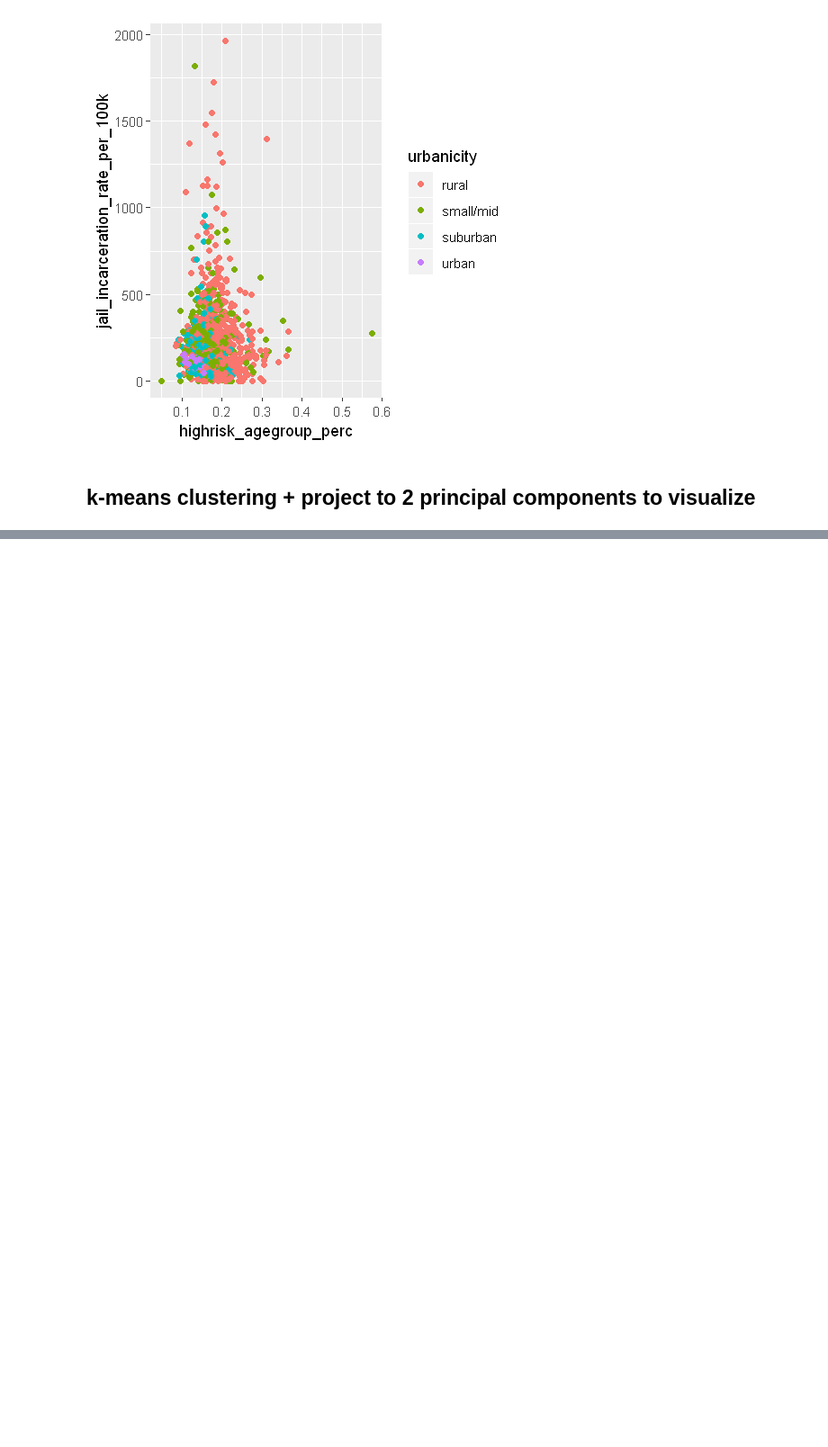
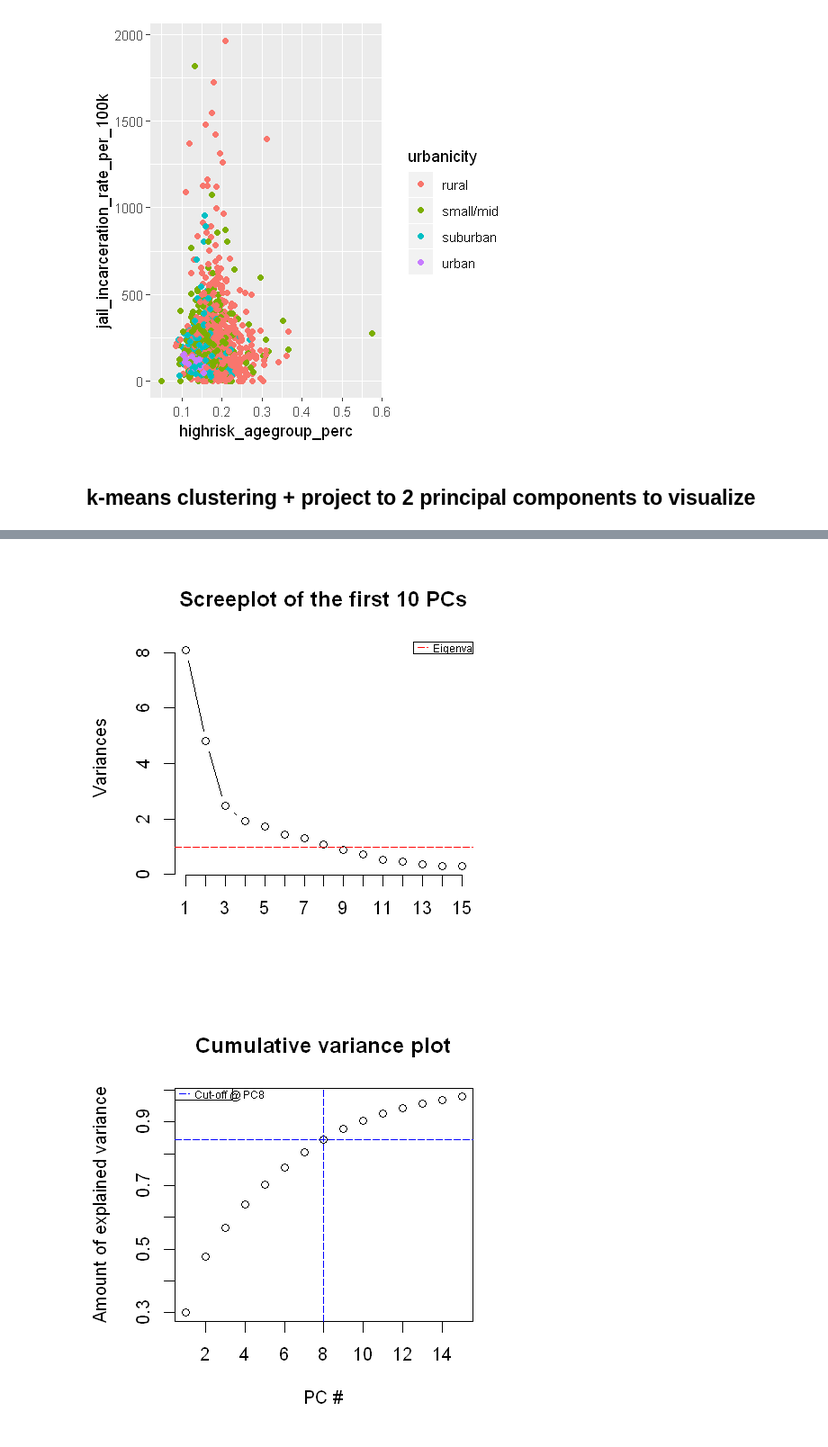
Before and after one commit to bhawna759/MIT_COVID-19_Datathon, a Jupyter notebook: county_demographics_clusters.ipynb, the cells around one changed output, grey strips where cells are left out. Shown at 90% size. Saved outputs shown, nothing was run; the diff lists cells and outputs as text; code cells hidden in the pictures; blank space fills up the shorter version.

```diff
--- a/county_demographics_clusters.ipynb
+++ b/county_demographics_clusters.ipynb
@@ -159 +256,21 @@ Warning message:
+# %%
+# more on pca
+
+# initial plots
+#plot(pca$x[,1],pca$x[,2], xlab="PC1 (29.9%)", ylab = "PC2 (17.8%)", main = "PC1 / PC2 - plot")
+
+#scree plots
+screeplot(pca, type = "l", npcs = 15, main = "Screeplot of the first 10 PCs")
+abline(h = 1, col="red", lty=5)
+legend("topright", legend=c("Eigenvalue = 1"),
+       col=c("red"), lty=5, cex=0.6)
+cumpro <- cumsum(pca$sdev^2 / sum(pca$sdev^2))
+plot(cumpro[0:15], xlab = "PC #", ylab = "Amount of explained variance", main = "Cumulative variance plot")
+abline(v = 8, col="blue", lty=5)
+abline(h = 0.845, col="blue", lty=5)
+legend("topleft", legend=c("Cut-off @ PC8"),
+       col=c("blue"), lty=5, cex=0.6)
+# %% [output]
+[figure, added]
+[figure, added]
 # %%
```
Also changed, not shown: parts of 10 cells of this notebook, 3 other files.
